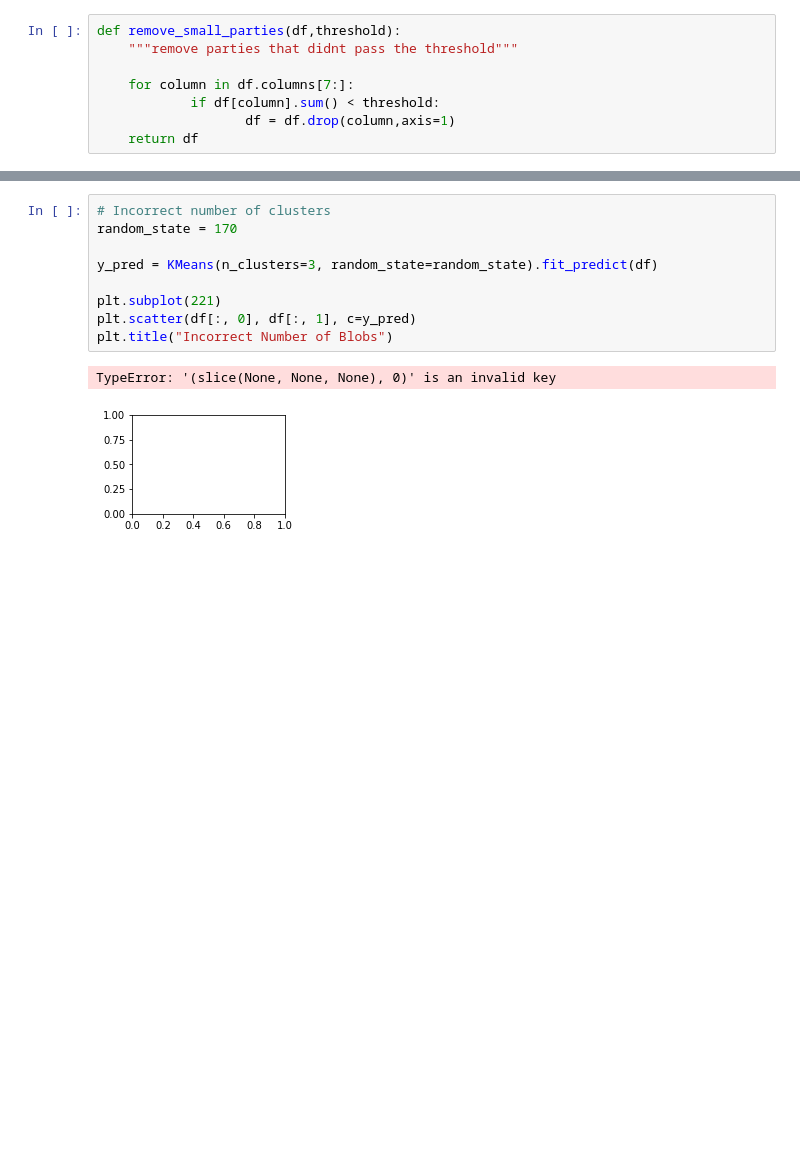
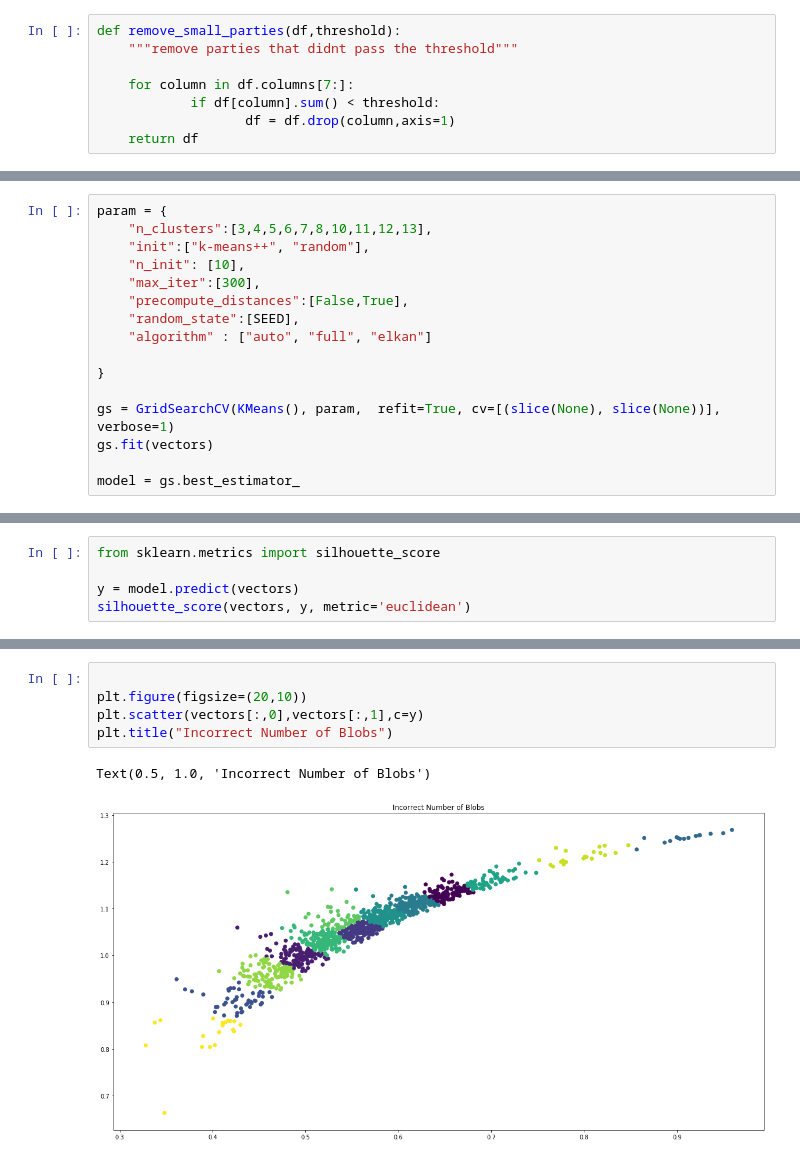
Before and after one commit to gabi939/elections, a Jupyter notebook: elections.ipynb, the cells around one changed output, grey strips where cells are left out. Drawn from its saved outputs; the diff is of its cells as text; blank space fills up the shorter version.

Commit message:
added kmeans
Basic Kmeans runs, but there is a need for more data manipulation.

```diff
--- a/elections.ipynb
+++ b/elections.ipynb
@@ -139,0 +149,16 @@ df2
+# %%
+param = {
+    "n_clusters":[3,4,5,6,7,8,10,11,12,13],
+    "init":["k-means++", "random"],
+    "n_init": [10],
+    "max_iter":[300],
+    "precompute_distances":[False,True],
+    "random_state":[SEED],
+    "algorithm" : ["auto", "full", "elkan"]
+
+}
+
+gs = GridSearchCV(KMeans(), param,  refit=True, cv=[(slice(None), slice(None))], verbose=1)
+gs.fit(vectors)
+
+model = gs.best_estimator_
@@ -139,0 +169,5 @@ df2
+# %%
+from sklearn.metrics import silhouette_score
+
+y = model.predict(vectors)
+silhouette_score(vectors, y, metric='euclidean')
@@ -140,12 +186,8 @@ df2
 # %%
-# Incorrect number of clusters
-random_state = 170
 
-y_pred = KMeans(n_clusters=3, random_state=random_state).fit_predict(df)
-
-plt.subplot(221)
-plt.scatter(df[:, 0], df[:, 1], c=y_pred)
+plt.figure(figsize=(20,10))
+plt.scatter(vectors[:,0],vectors[:,1],c=y)
 plt.title("Incorrect Number of Blobs")
 # %% [output]
-TypeError: '(slice(None, None, None), 0)' is an invalid key
+Text(0.5, 1.0, 'Incorrect Number of Blobs')
-[figure, old version]
+[figure, new version]
```
Also changed, not shown: parts of 25 cells of this notebook.
